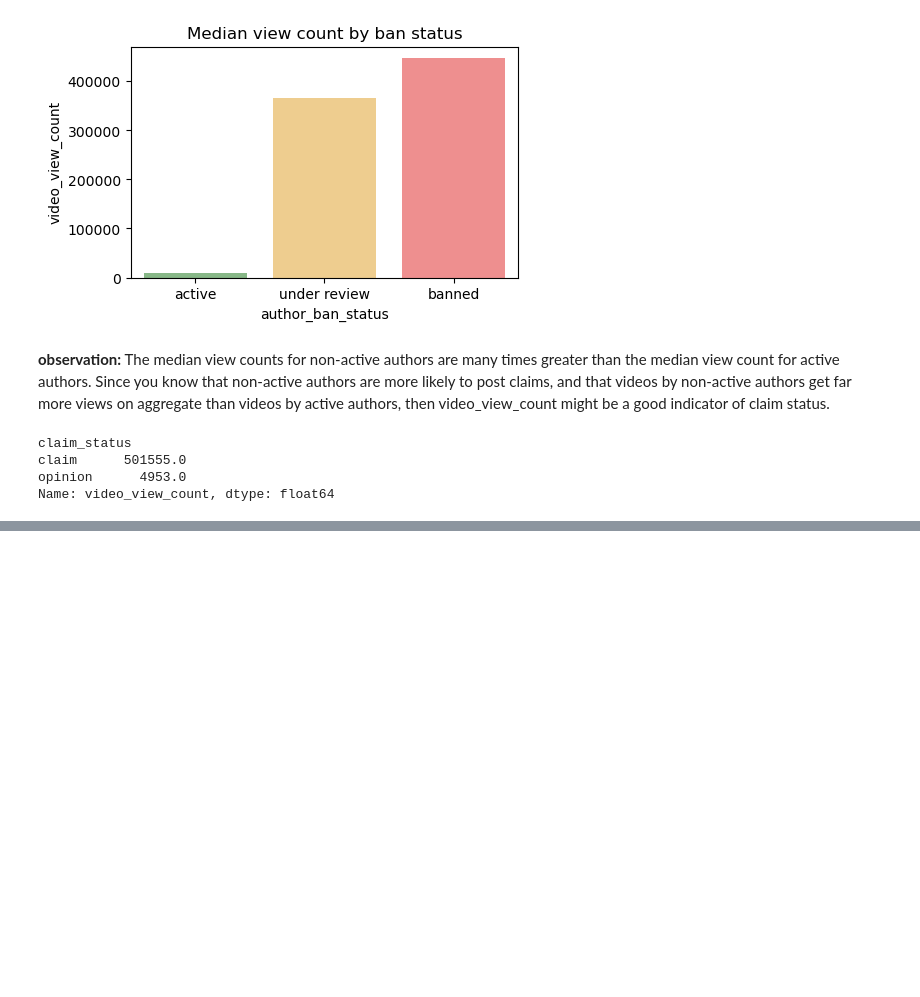
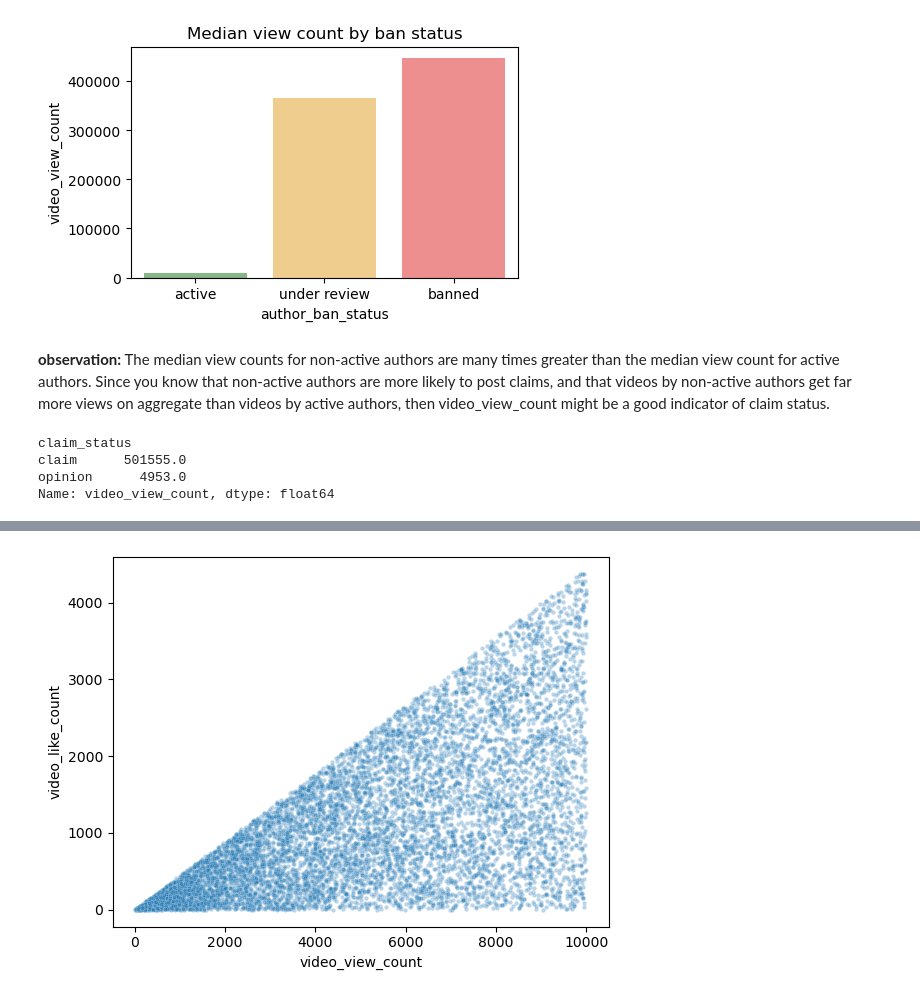
Before and after one commit to Mustafa777Xo/TikTok, a Jupyter notebook: tiktok_classfication.ipynb, the cells around one changed output, grey strips where cells are left out. Cells and saved outputs as stored; diff of their text form; code cells hidden in the pictures; blank space fills up the shorter version.

```diff
--- a/tiktok_classfication.ipynb
+++ b/tiktok_classfication.ipynb
@@ -319,0 +360,7 @@ Name: video_view_count, dtype: float64
+# %%
+opinion = data[data['claim_status']=='opinion']
+sns.scatterplot(x=opinion["video_view_count"], y=opinion["video_like_count"],
+                 s=10, alpha=.3)
+plt.show()
+# %% [output]
+[figure, added]
```
Also changed, not shown: parts of 5 cells of this notebook.
